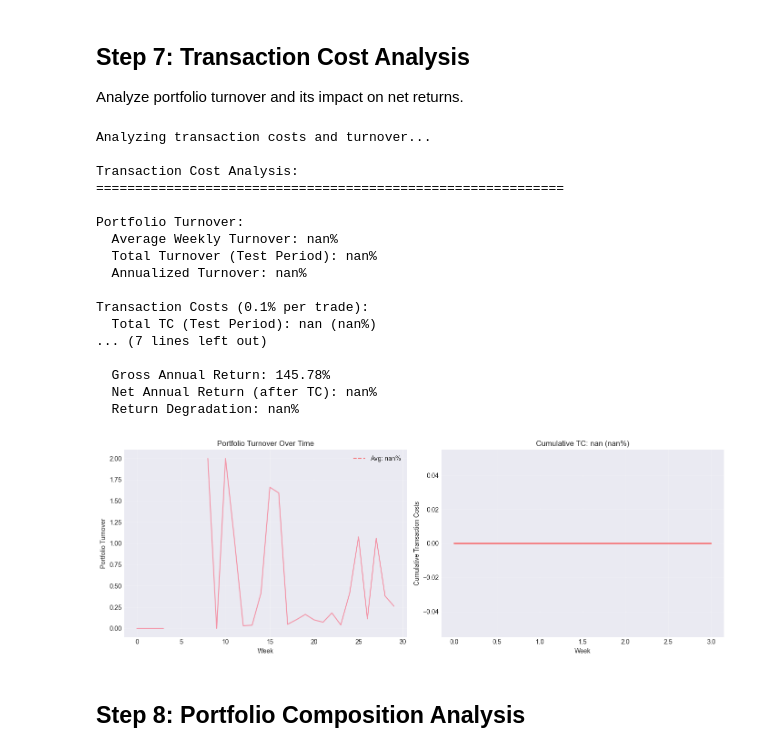
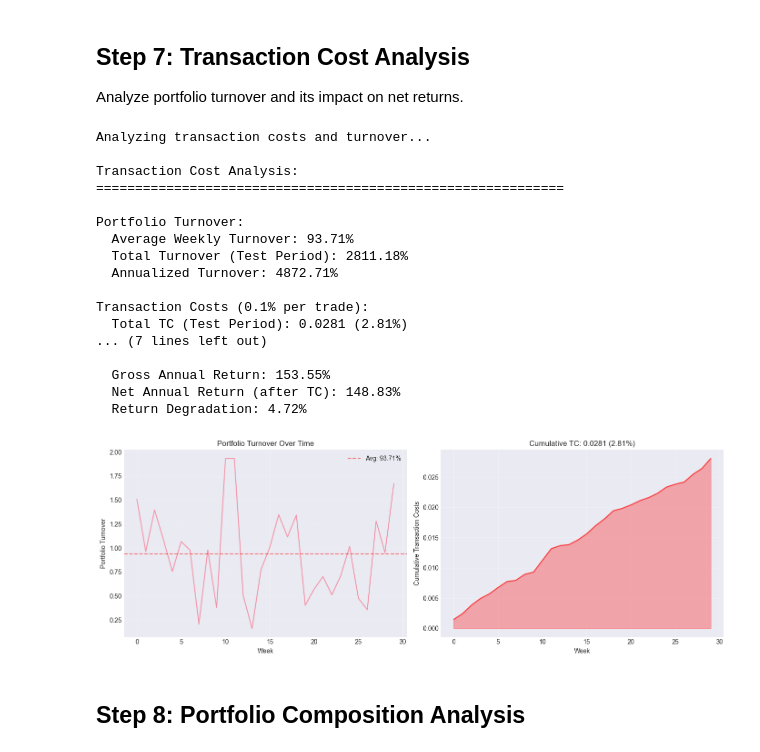
Before and after one commit to natalia-marko/reinforcement-learning-in-finance, a Jupyter notebook: harlf_weekly/notebooks/05_backtest.ipynb, the cells around one changed output. Drawn from its saved outputs; the diff is of its cells as text; code cells hidden in the pictures.

```diff
--- a/harlf_weekly/notebooks/05_backtest.ipynb
+++ b/harlf_weekly/notebooks/05_backtest.ipynb
@@ -498,12 +558,10 @@ episode_returns = []
 
 while not done:
     action, _ = meta_model.predict(obs, deterministic=True)
-    # Normalize action to get portfolio weights
-    weights = action / action.sum()
-    portfolio_weights.append(weights)
+    obs, reward, done, truncated, info = test_env.step(action)
 
-    obs, reward, done, truncated, info = test_env.step(action)
-    episode_returns.append(info.get('return', 0))
+    # Get actual portfolio positions from info (these are the normalized weights)
+    portfolio_weights.append(info['positions'].copy())
     done = done or truncated
 
 portfolio_weights = np.array(portfolio_weights)
@@ -554,41 +612,41 @@ fig, axes = plt.subplots(1, 2, figsize=(14, 5))
 axes[0].plot(turnover, alpha=0.7)
 axes[0].axhline(y=avg_turnover, color='r', linestyle='--', alpha=0.5, label=f'Avg: {avg_turnover:.2%}')
 axes[0].set_xlabel('Week')
 axes[0].set_ylabel('Portfolio Turnover')
 axes[0].set_title('Portfolio Turnover Over Time')
 axes[0].legend()
 axes[0].grid(True, alpha=0.3)
 
 # Cumulative transaction costs
 cumulative_tc = np.cumsum(transaction_costs)
 axes[1].plot(cumulative_tc, color='red', alpha=0.7)
 axes[1].fill_between(range(len(cumulative_tc)), cumulative_tc, 0, alpha=0.3, color='red')
 axes[1].set_xlabel('Week')
 axes[1].set_ylabel('Cumulative Transaction Costs')
 axes[1].set_title(f'Cumulative TC: {total_tc:.4f} ({total_tc*100:.2f}%)')
 axes[1].grid(True, alpha=0.3)
 
 plt.tight_layout()
 plt.show()
 # %% [output]
 Analyzing transaction costs and turnover...
 
 Transaction Cost Analysis:
 ============================================================
 
 Portfolio Turnover:
-  Average Weekly Turnover: nan%
-  Total Turnover (Test Period): nan%
-  Annualized Turnover: nan%
+  Average Weekly Turnover: 93.71%
+  Total Turnover (Test Period): 2811.18%
+  Annualized Turnover: 4872.71%
 
 Transaction Costs (0.1% per trade):
-  Total TC (Test Period): nan (nan%)
+  Total TC (Test Period): 0.0281 (2.81%)
 ... (7 lines left out)
 
-  Gross Annual Return: 145.78%
-  Net Annual Return (after TC): nan%
-  Return Degradation: nan%
+  Gross Annual Return: 153.55%
+  Net Annual Return (after TC): 148.83%
+  Return Degradation: 4.72%
-[figure, old version]
+[figure, new version]
 # %% [markdown]
 ## Step 8: Portfolio Composition Analysis
 # %%
```
Also changed, not shown: parts of 13 cells of this notebook, 19 other files.
